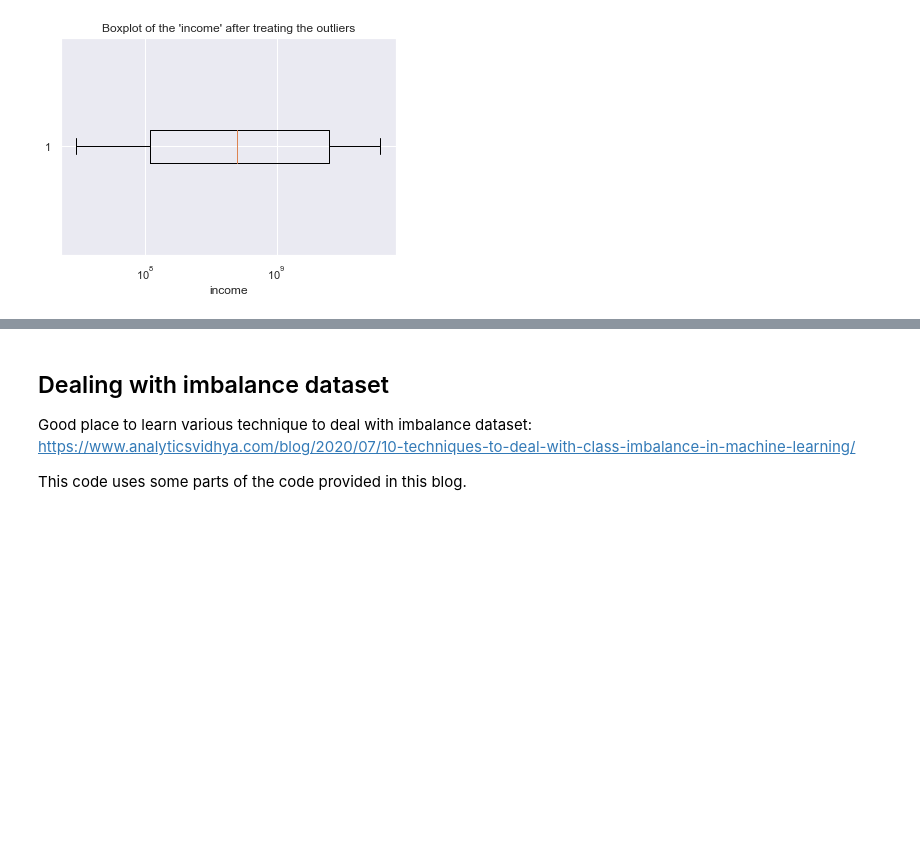
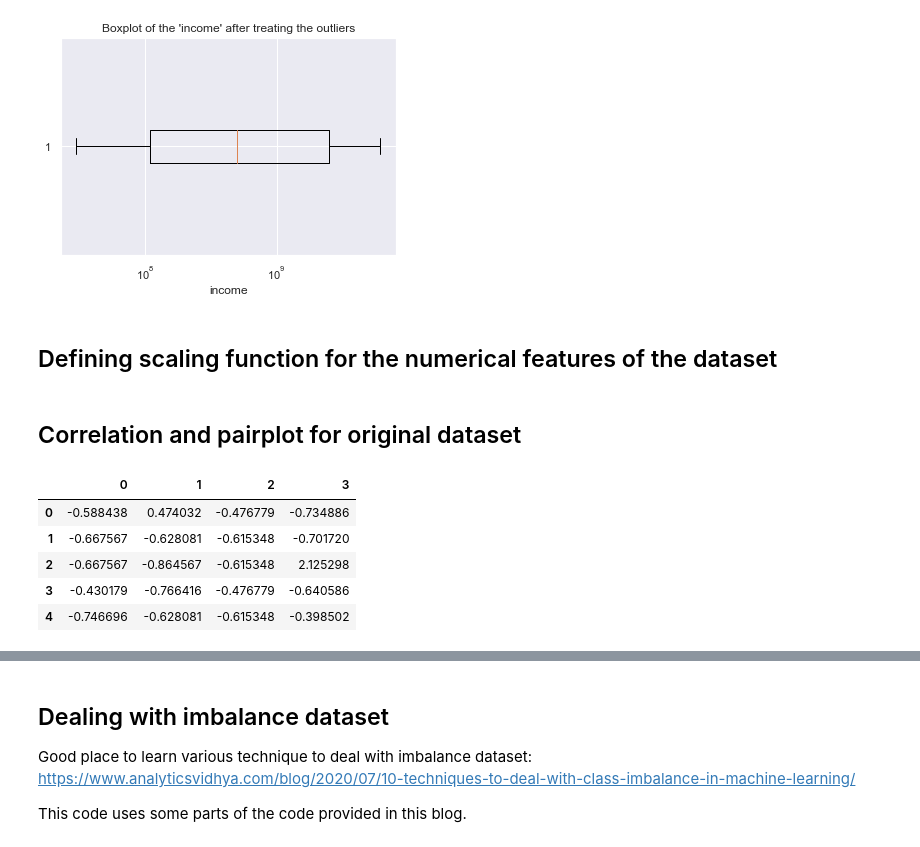
Before and after one commit to gauravsh0812/Bitcoin_Heist, a Jupyter notebook: EDA_Bitcoin_Heist.ipynb, the cells around one changed output, grey strips where cells are left out. Cells and saved outputs as stored; diff of their text form; code cells hidden in the pictures; blank space fills up the shorter version.

```diff
--- a/EDA_Bitcoin_Heist.ipynb
+++ b/EDA_Bitcoin_Heist.ipynb
@@ -717,3 +717,5 @@ New array: 0          1.000500e+08
 Name: income, Length: 1048222, dtype: float64
 Text(0.5, 0, 'income')
 [figure]
+# %% [markdown]
+## Defining scaling function for the numerical features of the dataset
@@ -719,0 +734,15 @@ Text(0.5, 0, 'income')
+# %% [markdown]
+## Correlation and pairplot for original dataset
+# %%
+from sklearn.utils import shuffle
+X = df.iloc[:,1:-1]
+X_scaled = shuffle(scaling(X))
+sample_corr = pd.DataFrame(X_scaled).iloc[:104822,:]
+sample_corr.head()
+# %% [output]
+|  | 0 | 1 | 2 | 3 |
+| 0 | -0.588438 | 0.474032 | -0.476779 | -0.734886 |
+| 1 | -0.667567 | -0.628081 | -0.615348 | -0.701720 |
+| 2 | -0.667567 | -0.864567 | -0.615348 | 2.125298 |
+| 3 | -0.430179 | -0.766416 | -0.476779 | -0.640586 |
+| 4 | -0.746696 | -0.628081 | -0.615348 | -0.398502 |
```
Also changed, not shown: parts of 12 cells of this notebook, 1 other file.
